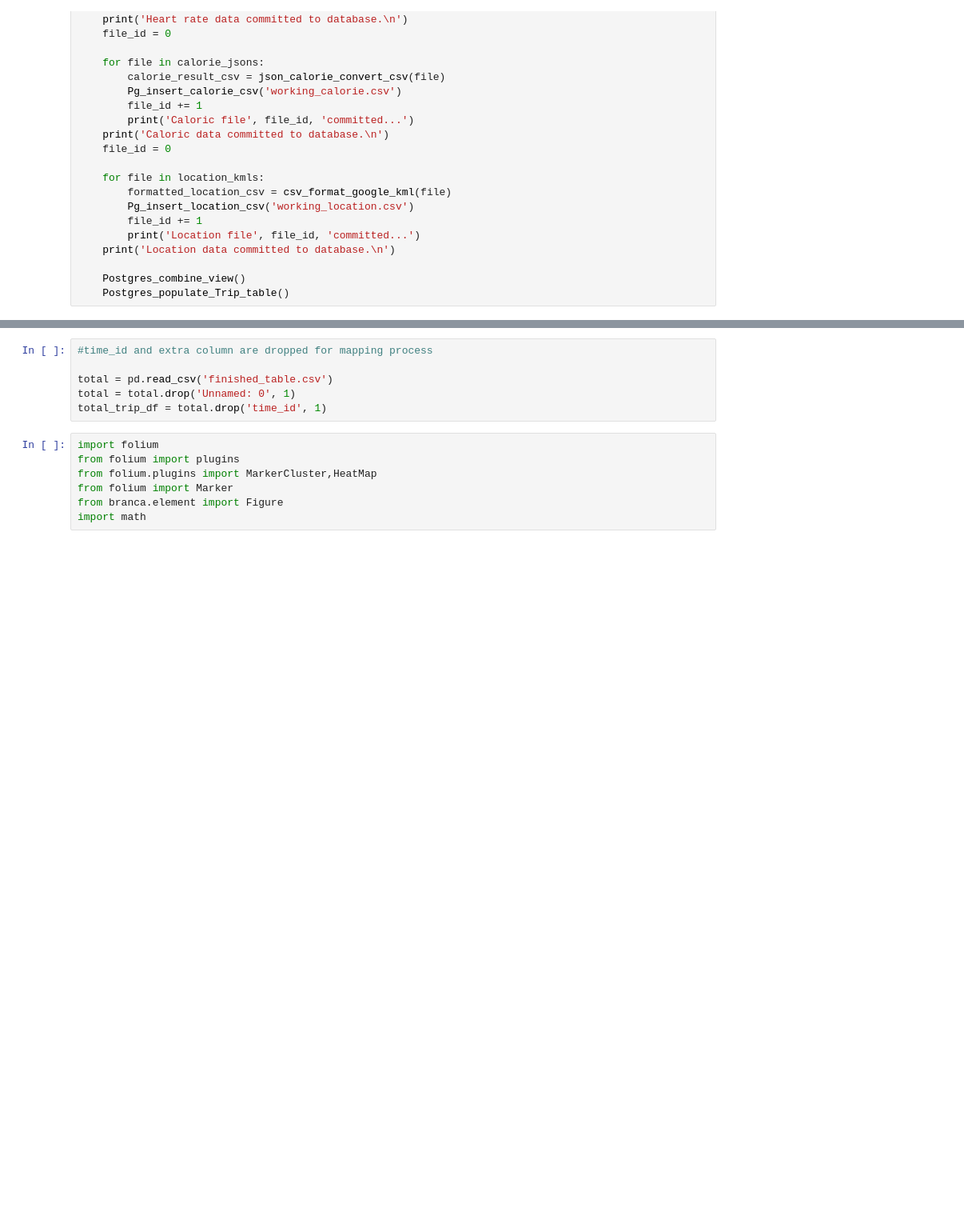
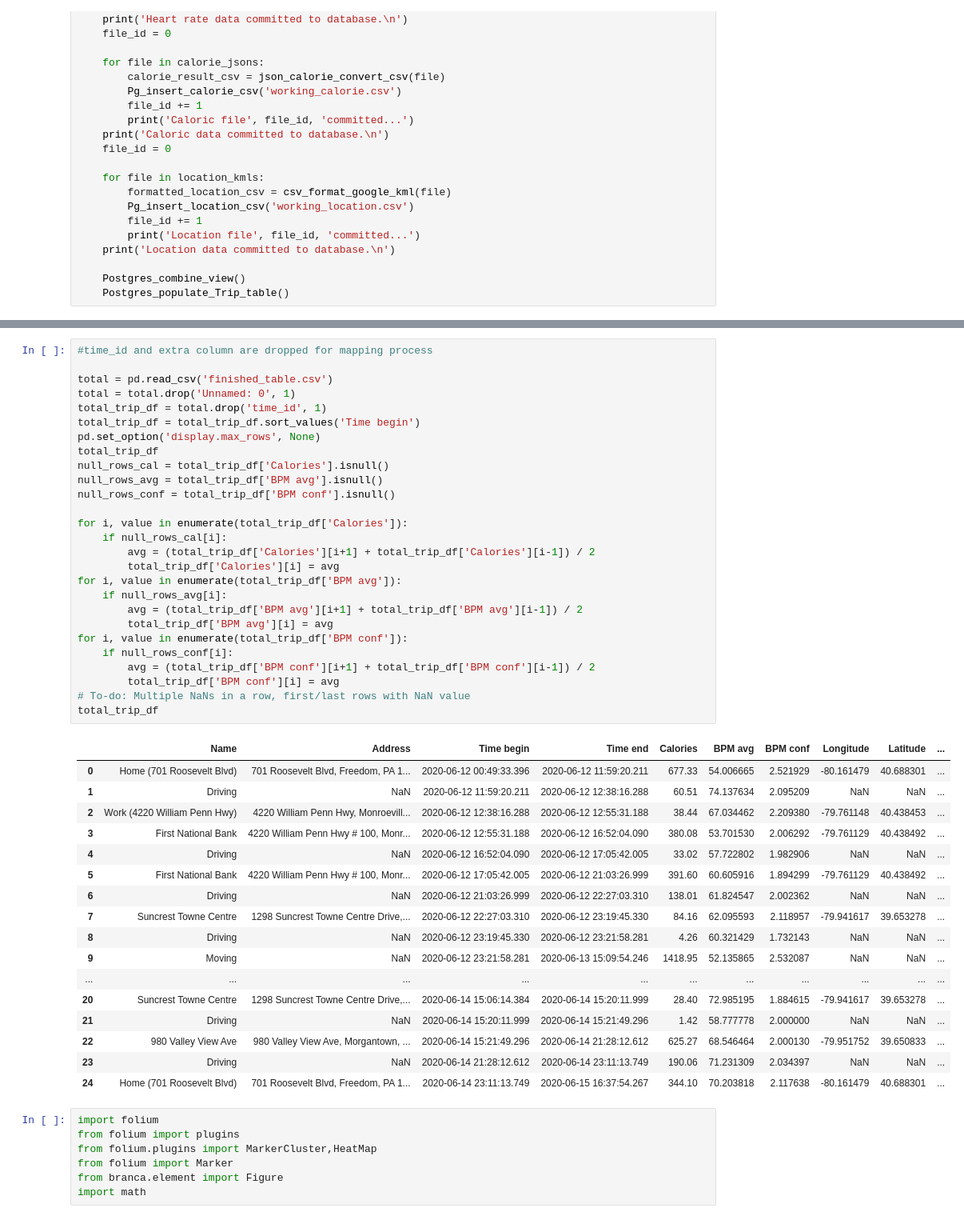
Before and after one commit to stevenwortmann/CCAC_Capstone, a Jupyter notebook: VISUALIZE_YOURSELF.ipynb, the cells around one changed output, grey strips where cells are left out. Shown at 80% size. Cells and saved outputs as stored; diff of their text form; blank space fills up the shorter version.

Commit message:
Update VISUALIZE_YOURSELF.ipynb
Created mechanism to approximate null readings for time period. This averages out values between preceding and subsequent time periods, applies to null value.

```diff
--- a/VISUALIZE_YOURSELF.ipynb
+++ b/VISUALIZE_YOURSELF.ipynb
@@ -497,9 +515,48 @@ main()
-# %%
-#time_id and extra column are dropped for mapping process
-
-total = pd.read_csv('finished_table.csv')
-total = total.drop('Unnamed: 0', 1)
-total_trip_df = total.drop('time_id', 1)
+# %%
+#time_id and extra column are dropped for mapping process
+
+total = pd.read_csv('finished_table.csv')
+total = total.drop('Unnamed: 0', 1)
+total_trip_df = total.drop('time_id', 1)
+total_trip_df = total_trip_df.sort_values('Time begin')
+pd.set_option('display.max_rows', None)
+total_trip_df
+null_rows_cal = total_trip_df['Calories'].isnull()
+null_rows_avg = total_trip_df['BPM avg'].isnull()
+null_rows_conf = total_trip_df['BPM conf'].isnull()
+
+for i, value in enumerate(total_trip_df['Calories']):
+    if null_rows_cal[i]:
+        avg = (total_trip_df['Calories'][i+1] + total_trip_df['Calories'][i-1]) / 2
+        total_trip_df['Calories'][i] = avg
+for i, value in enumerate(total_trip_df['BPM avg']):
+    if null_rows_avg[i]:
+        avg = (total_trip_df['BPM avg'][i+1] + total_trip_df['BPM avg'][i-1]) / 2
+        total_trip_df['BPM avg'][i] = avg
+for i, value in enumerate(total_trip_df['BPM conf']):
+    if null_rows_conf[i]:
+        avg = (total_trip_df['BPM conf'][i+1] + total_trip_df['BPM conf'][i-1]) / 2
+        total_trip_df['BPM conf'][i] = avg
+# To-do: Multiple NaNs in a row, first/last rows with NaN value
+total_trip_df
+# %% [output]
+|  | Name | Address | Time begin | Time end | Calories | BPM avg | BPM conf | Longitude | Latitude | ... |
+| 0 | Home (701 Roosevelt Blvd) | 701 Roosevelt Blvd, Freedom, PA 1... | 2020-06-12 00:49:33.396 | 2020-06-12 11:59:20.211 | 677.33 | 54.006665 | 2.521929 | -80.161479 | 40.688301 | ... |
+| 1 | Driving | NaN | 2020-06-12 11:59:20.211 | 2020-06-12 12:38:16.288 | 60.51 | 74.137634 | 2.095209 | NaN | NaN | ... |
+| 2 | Work (4220 William Penn Hwy) | 4220 William Penn Hwy, Monroevill... | 2020-06-12 12:38:16.288 | 2020-06-12 12:55:31.188 | 38.44 | 67.034462 | 2.209380 | -79.761148 | 40.438453 | ... |
+| 3 | First National Bank | 4220 William Penn Hwy # 100, Monr... | 2020-06-12 12:55:31.188 | 2020-06-12 16:52:04.090 | 380.08 | 53.701530 | 2.006292 | -79.761129 | 40.438492 | ... |
+| 4 | Driving | NaN | 2020-06-12 16:52:04.090 | 2020-06-12 17:05:42.005 | 33.02 | 57.722802 | 1.982906 | NaN | NaN | ... |
+| 5 | First National Bank | 4220 William Penn Hwy # 100, Monr... | 2020-06-12 17:05:42.005 | 2020-06-12 21:03:26.999 | 391.60 | 60.605916 | 1.894299 | -79.761129 | 40.438492 | ... |
+| 6 | Driving | NaN | 2020-06-12 21:03:26.999 | 2020-06-12 22:27:03.310 | 138.01 | 61.824547 | 2.002362 | NaN | NaN | ... |
+| 7 | Suncrest Towne Centre | 1298 Suncrest Towne Centre Drive,... | 2020-06-12 22:27:03.310 | 2020-06-12 23:19:45.330 | 84.16 | 62.095593 | 2.118957 | -79.941617 | 39.653278 | ... |
+| 8 | Driving | NaN | 2020-06-12 23:19:45.330 | 2020-06-12 23:21:58.281 | 4.26 | 60.321429 | 1.732143 | NaN | NaN | ... |
+| 9 | Moving | NaN | 2020-06-12 23:21:58.281 | 2020-06-13 15:09:54.246 | 1418.95 | 52.135865 | 2.532087 | NaN | NaN | ... |
+| ... | ... | ... | ... | ... | ... | ... | ... | ... | ... | ... |
+| 20 | Suncrest Towne Centre | 1298 Suncrest Towne Centre Drive,... | 2020-06-14 15:06:14.384 | 2020-06-14 15:20:11.999 | 28.40 | 72.985195 | 1.884615 | -79.941617 | 39.653278 | ... |
+| 21 | Driving | NaN | 2020-06-14 15:20:11.999 | 2020-06-14 15:21:49.296 | 1.42 | 58.777778 | 2.000000 | NaN | NaN | ... |
+| 22 | 980 Valley View Ave | 980 Valley View Ave, Morgantown, ... | 2020-06-14 15:21:49.296 | 2020-06-14 21:28:12.612 | 625.27 | 68.546464 | 2.000130 | -79.951752 | 39.650833 | ... |
+| 23 | Driving | NaN | 2020-06-14 21:28:12.612 | 2020-06-14 23:11:13.749 | 190.06 | 71.231309 | 2.034397 | NaN | NaN | ... |
+| 24 | Home (701 Roosevelt Blvd) | 701 Roosevelt Blvd, Freedom, PA 1... | 2020-06-14 23:11:13.749 | 2020-06-15 16:37:54.267 | 344.10 | 70.203818 | 2.117638 | -80.161479 | 40.688301 | ... |
 # %%
 import folium
 from folium import plugins
```
Also changed, not shown: parts of 6 cells of this notebook.
